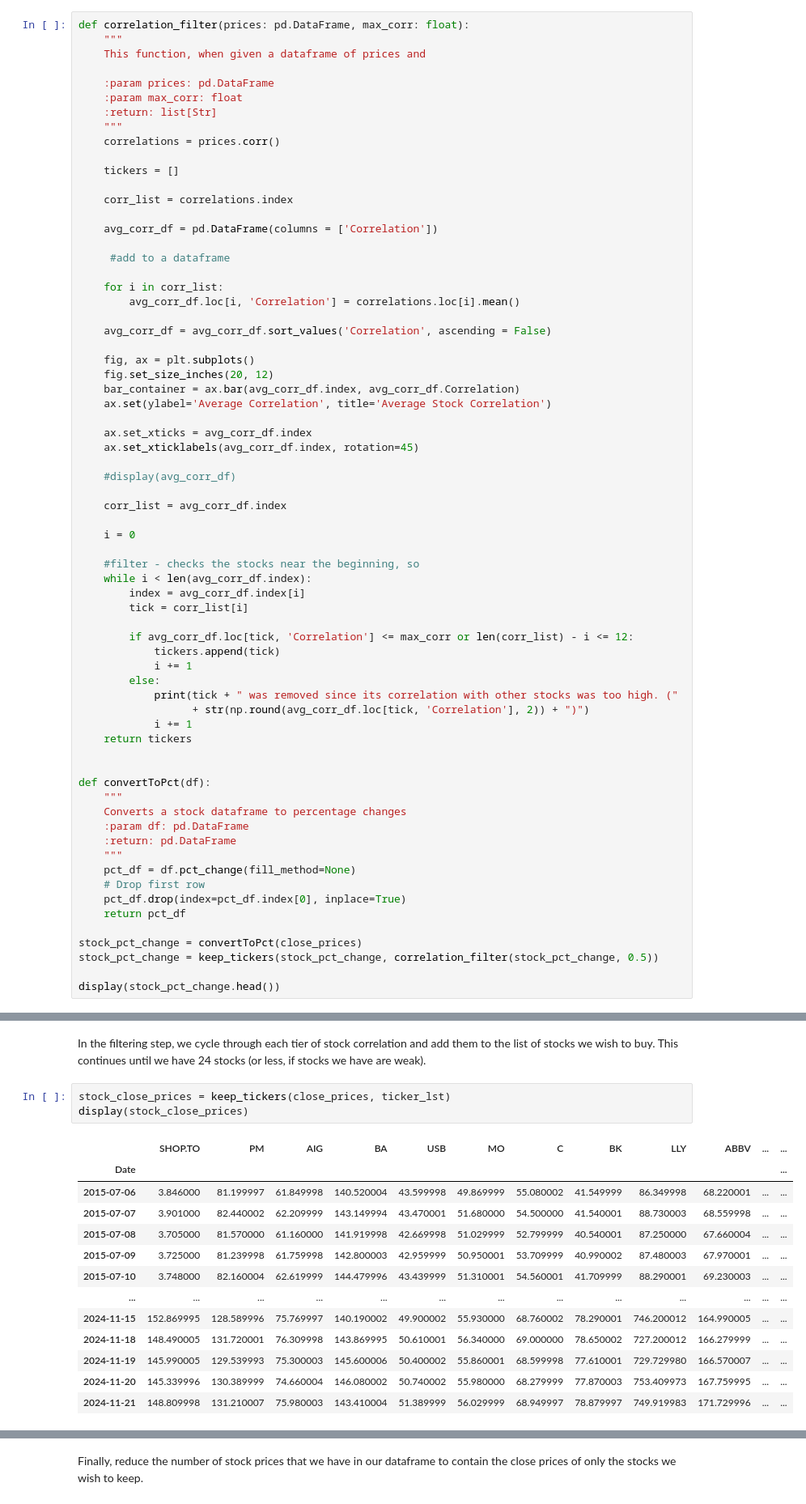
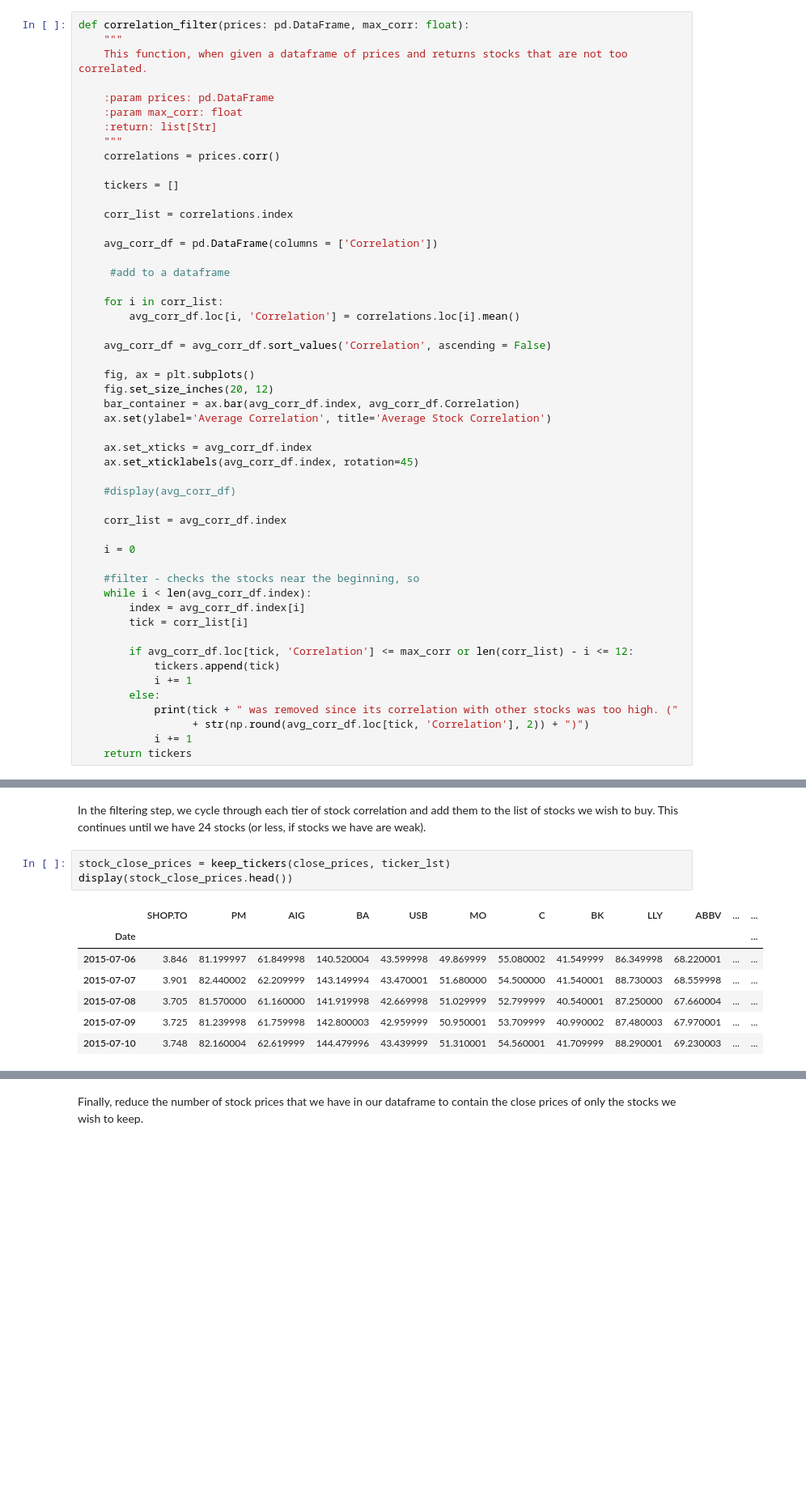
Before and after one commit to JasonLi14/Portfolio-Analyzer, a Jupyter notebook: Team_02_Assignment.ipynb, the cells around one changed output, grey strips where cells are left out. Shown at 81% size. Drawn from its saved outputs; the diff is of its cells as text; blank space fills up the shorter version.

```diff
--- a/Team_02_Assignment.ipynb
+++ b/Team_02_Assignment.ipynb
@@ -283,7 +285,7 @@ def stock_df_to_ticker(dataframe):
 # %%
 def correlation_filter(prices: pd.DataFrame, max_corr: float):
     """
-    This function, when given a dataframe of prices and
+    This function, when given a dataframe of prices and returns stocks that are not too correlated.
 
     :param prices: pd.DataFrame
     :param max_corr: float
@@ -331,20 +333,3 @@ def correlation_filter(prices: pd.DataFrame, max_corr: float):
                   + str(np.round(avg_corr_df.loc[tick, 'Correlation'], 2)) + ")")
             i += 1
     return tickers
-
-
-def convertToPct(df):
-    """
-    Converts a stock dataframe to percentage changes
-    :param df: pd.DataFrame
-    :return: pd.DataFrame
-    """
-    pct_df = df.pct_change(fill_method=None)
-    # Drop first row
-    pct_df.drop(index=pct_df.index[0], inplace=True)
-    return pct_df
-
-stock_pct_change = convertToPct(close_prices)
-stock_pct_change = keep_tickers(stock_pct_change, correlation_filter(stock_pct_change, 0.5))
-
-display(stock_pct_change.head())
@@ -591,18 +576,12 @@ print(ticker_lst)
 In the filtering step, we cycle through each tier of stock correlation and add them to the list of stocks we wish to buy. This continues until we have 24 stocks (or less, if stocks we have are weak).
 # %%
 stock_close_prices = keep_tickers(close_prices, ticker_lst)
-display(stock_close_prices)
+display(stock_close_prices.head())
 # %% [output]
 |  | SHOP.TO | PM | AIG | BA | USB | MO | C | BK | LLY | ABBV | ... | ... |
 | Date |  |  |  |  |  |  |  |  |  |  |  | ... |
-| 2015-07-06 | 3.846000 | 81.199997 | 61.849998 | 140.520004 | 43.599998 | 49.869999 | 55.080002 | 41.549999 | 86.349998 | 68.220001 | ... | ... |
-| 2015-07-07 | 3.901000 | 82.440002 | 62.209999 | 143.149994 | 43.470001 | 51.680000 | 54.500000 | 41.540001 | 88.730003 | 68.559998 | ... | ... |
-| 2015-07-08 | 3.705000 | 81.570000 | 61.160000 | 141.919998 | 42.669998 | 51.029999 | 52.799999 | 40.540001 | 87.250000 | 67.660004 | ... | ... |
-| 2015-07-09 | 3.725000 | 81.239998 | 61.759998 | 142.800003 | 42.959999 | 50.950001 | 53.709999 | 40.990002 | 87.480003 | 67.970001 | ... | ... |
-| 2015-07-10 | 3.748000 | 82.160004 | 62.619999 | 144.479996 | 43.439999 | 51.310001 | 54.560001 | 41.709999 | 88.290001 | 69.230003 | ... | ... |
-| ... | ... | ... | ... | ... | ... | ... | ... | ... | ... | ... | ... | ... |
-| 2024-11-15 | 152.869995 | 128.589996 | 75.769997 | 140.190002 | 49.900002 | 55.930000 | 68.760002 | 78.290001 | 746.200012 | 164.990005 | ... | ... |
-| 2024-11-18 | 148.490005 | 131.720001 | 76.309998 | 143.869995 | 50.610001 | 56.340000 | 69.000000 | 78.650002 | 727.200012 | 166.279999 | ... | ... |
-| 2024-11-19 | 145.990005 | 129.539993 | 75.300003 | 145.600006 | 50.400002 | 55.860001 | 68.599998 | 77.610001 | 729.729980 | 166.570007 | ... | ... |
-| 2024-11-20 | 145.339996 | 130.389999 | 74.660004 | 146.080002 | 50.740002 | 55.980000 | 68.279999 | 77.870003 | 753.409973 | 167.759995 | ... | ... |
-| 2024-11-21 | 148.809998 | 131.210007 | 75.980003 | 143.410004 | 51.389999 | 56.029999 | 68.949997 | 78.879997 | 749.919983 | 171.729996 | ... | ... |
+| 2015-07-06 | 3.846 | 81.199997 | 61.849998 | 140.520004 | 43.599998 | 49.869999 | 55.080002 | 41.549999 | 86.349998 | 68.220001 | ... | ... |
+| 2015-07-07 | 3.901 | 82.440002 | 62.209999 | 143.149994 | 43.470001 | 51.680000 | 54.500000 | 41.540001 | 88.730003 | 68.559998 | ... | ... |
+| 2015-07-08 | 3.705 | 81.570000 | 61.160000 | 141.919998 | 42.669998 | 51.029999 | 52.799999 | 40.540001 | 87.250000 | 67.660004 | ... | ... |
+| 2015-07-09 | 3.725 | 81.239998 | 61.759998 | 142.800003 | 42.959999 | 50.950001 | 53.709999 | 40.990002 | 87.480003 | 67.970001 | ... | ... |
+| 2015-07-10 | 3.748 | 82.160004 | 62.619999 | 144.479996 | 43.439999 | 51.310001 | 54.560001 | 41.709999 | 88.290001 | 69.230003 | ... | ... |
```
Also changed, not shown: parts of 18 cells of this notebook, 1 other file.
